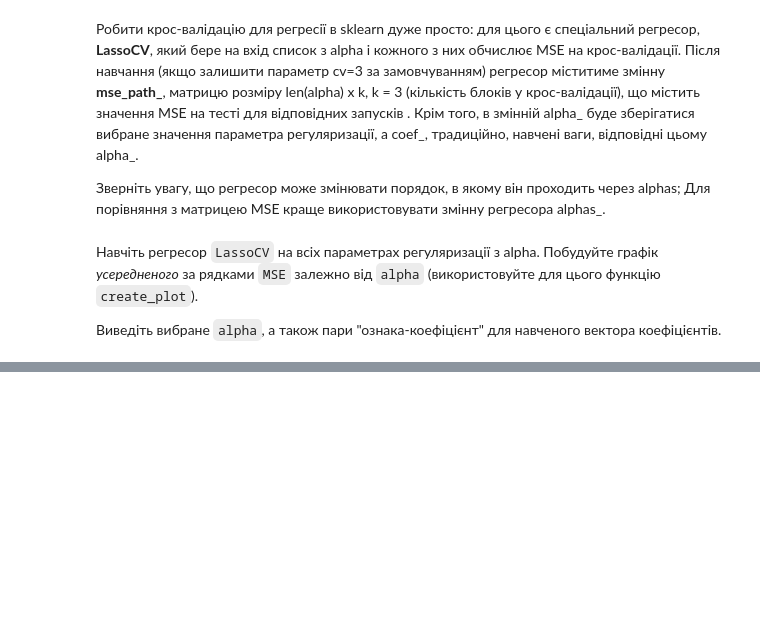
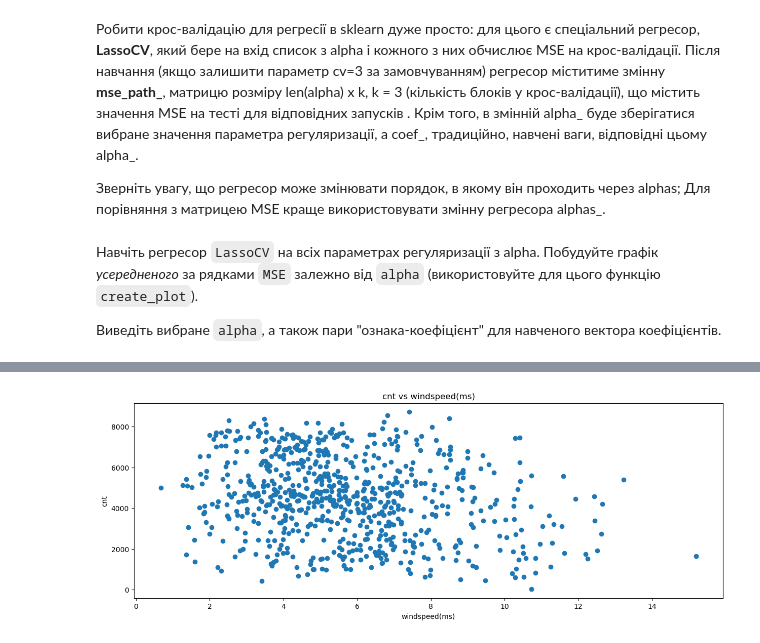
Before and after one commit to anilev6/DATA-HW4, a Jupyter notebook: OverfittingHomeWork.ipynb, the cells around one changed output, grey strips where cells are left out. Saved outputs shown, nothing was run; the diff lists cells and outputs as text; code cells hidden in the pictures; blank space fills up the shorter version.

```diff
--- a/OverfittingHomeWork.ipynb
+++ b/OverfittingHomeWork.ipynb
@@ -427,0 +509,13 @@ __Ответ:__
+# %%
+features_with_near_zero_coefficients = ["windspeed(ms)"]
+plt.figure(figsize=(15, 5))
+
+plt.scatter(df["windspeed(ms)"], df["cnt"])
+plt.title("cnt vs " + "windspeed(ms)")
+plt.xlabel("windspeed(ms)")
+plt.ylabel("cnt")
+
+
+plt.show()
+# %% [output]
+[figure, added]
```
Also changed, not shown: parts of 30 cells of this notebook.
